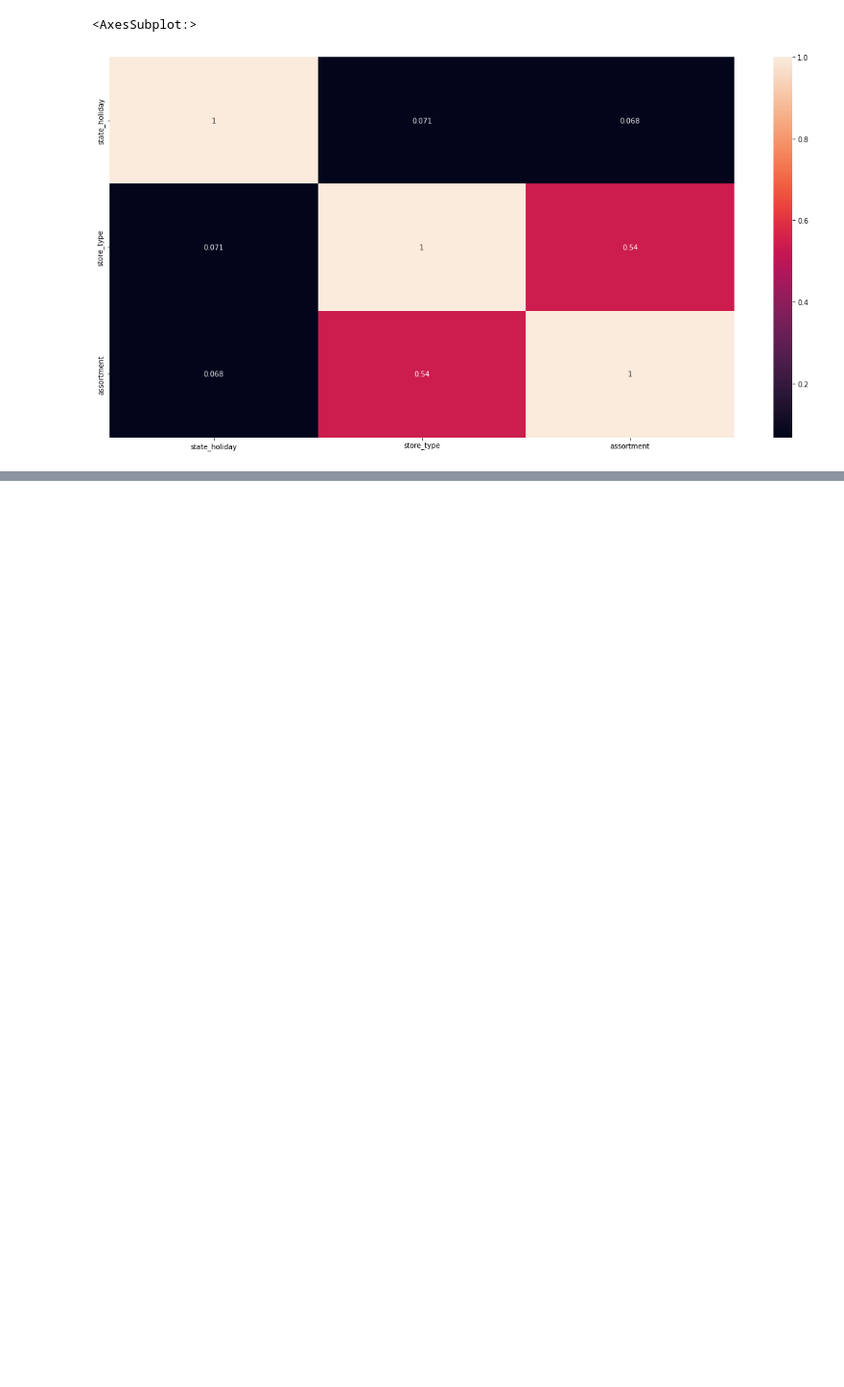
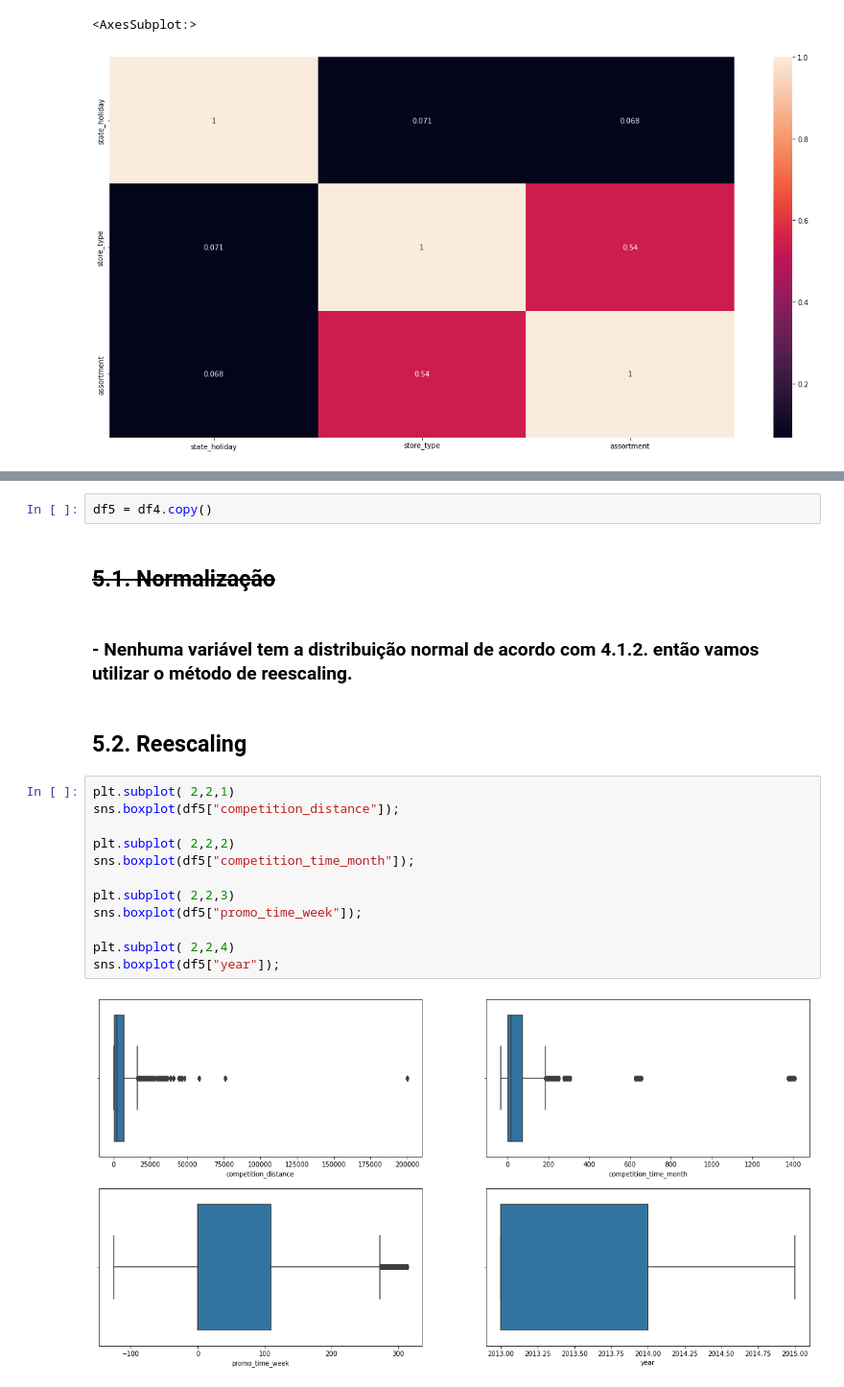
Before and after one commit to joaocortezi/Rossman, a Jupyter notebook: Data.ipynb, the cells around one changed output, grey strips where cells are left out. Shown at 96% size. Drawn from its saved outputs; the diff is of its cells as text; blank space fills up the shorter version.

```diff
--- a/Data.ipynb
+++ b/Data.ipynb
@@ -879,0 +888,22 @@ sns.heatmap(d, annot=True)
+# %%
+df5 = df4.copy()
+# %% [markdown]
+## <s>5.1. Normalização</s>
+# %% [markdown]
+### - Nenhuma variável tem a distribuição normal de acordo com 4.1.2. então vamos utilizar o método de reescaling.
+# %% [markdown]
+## 5.2. Reescaling
+# %%
+plt.subplot( 2,2,1)
+sns.boxplot(df5["competition_distance"]);
+
+plt.subplot( 2,2,2)
+sns.boxplot(df5["competition_time_month"]);
+
+plt.subplot( 2,2,3)
+sns.boxplot(df5["promo_time_week"]);
+
+plt.subplot( 2,2,4)
+sns.boxplot(df5["year"]);
+# %% [output]
+[figure, added]
```
Also changed, not shown: parts of 14 cells of this notebook.
